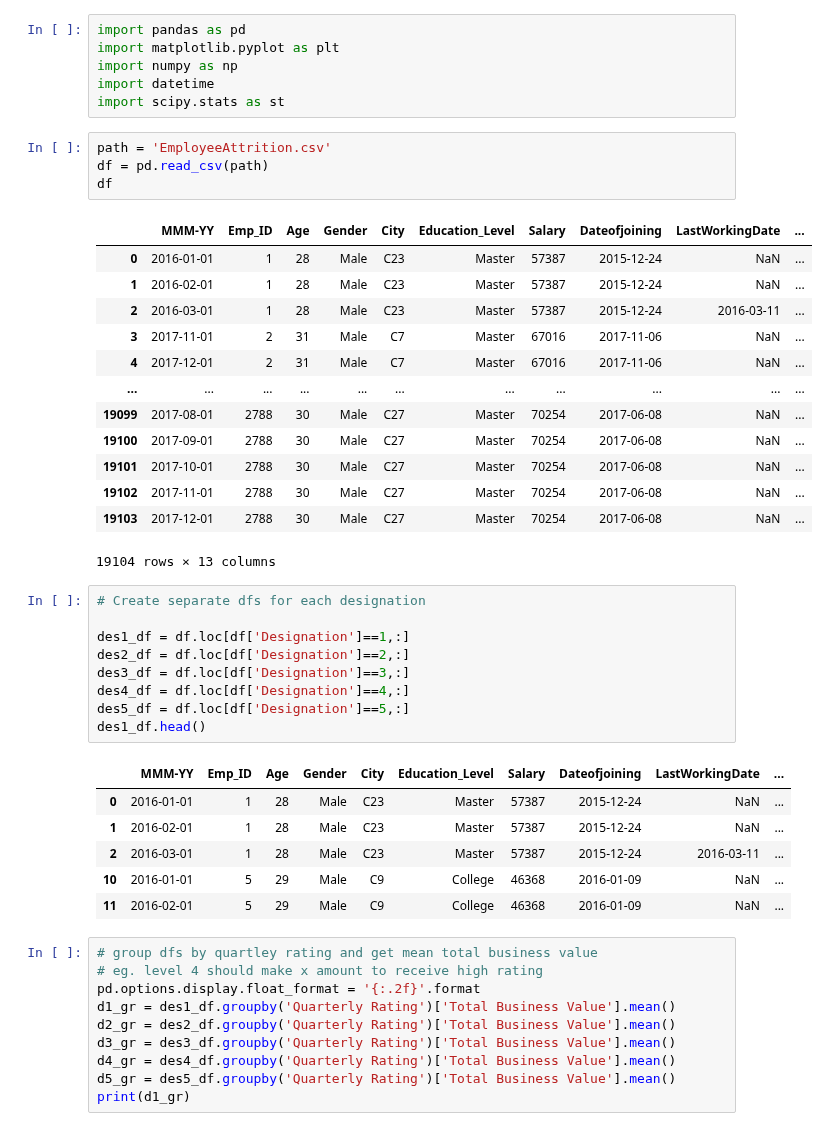
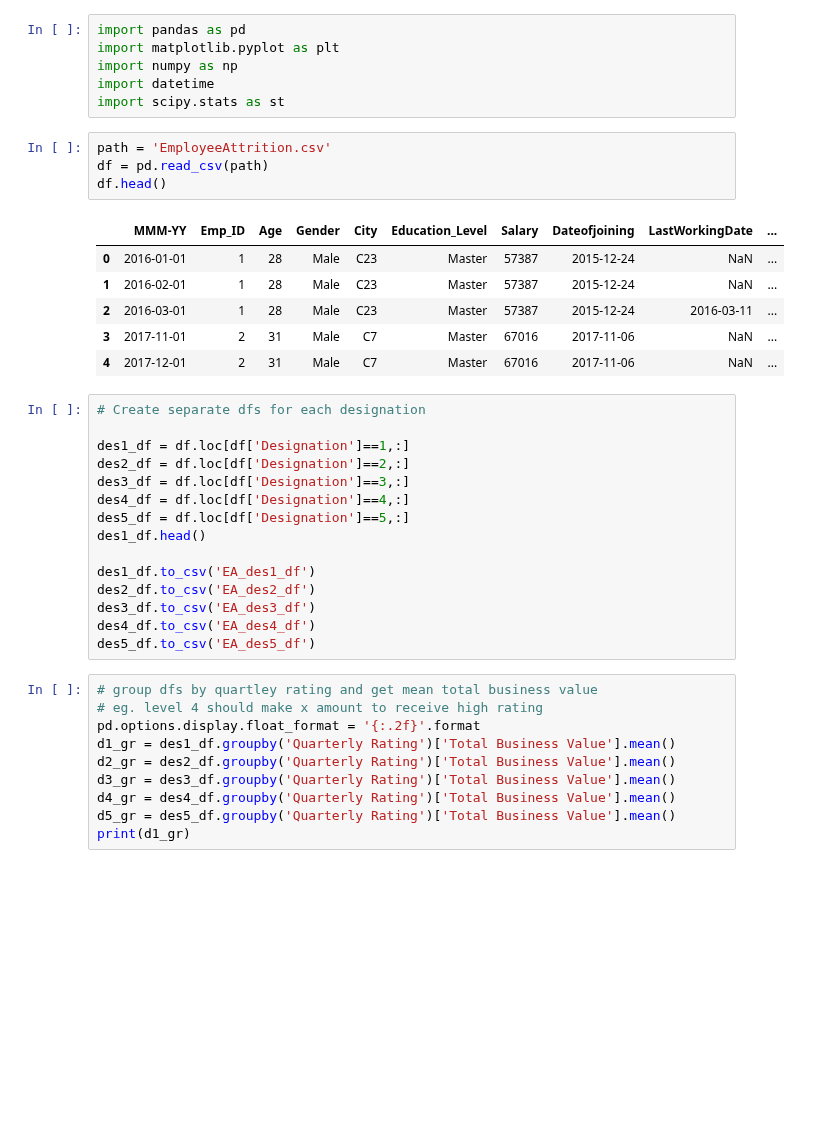
Before and after one commit to shanCH3n/Project1-DAbootcamp-Grp2, a Jupyter notebook: 01_Data/EmployeeAttrition_Designation.ipynb, the cells around one changed output. Cells and saved outputs as stored; diff of their text form; blank space fills up the shorter version.

```diff
--- a/01_Data/EmployeeAttrition_Designation.ipynb
+++ b/01_Data/EmployeeAttrition_Designation.ipynb
@@ -7,21 +7,14 @@ import scipy.stats as st
 # %%
 path = 'EmployeeAttrition.csv'
 df = pd.read_csv(path)
-df
+df.head()
 # %% [output]
 |  | MMM-YY | Emp_ID | Age | Gender | City | Education_Level | Salary | Dateofjoining | LastWorkingDate | ... |
 | 0 | 2016-01-01 | 1 | 28 | Male | C23 | Master | 57387 | 2015-12-24 | NaN | ... |
 | 1 | 2016-02-01 | 1 | 28 | Male | C23 | Master | 57387 | 2015-12-24 | NaN | ... |
 | 2 | 2016-03-01 | 1 | 28 | Male | C23 | Master | 57387 | 2015-12-24 | 2016-03-11 | ... |
 | 3 | 2017-11-01 | 2 | 31 | Male | C7 | Master | 67016 | 2017-11-06 | NaN | ... |
 | 4 | 2017-12-01 | 2 | 31 | Male | C7 | Master | 67016 | 2017-11-06 | NaN | ... |
-| ... | ... | ... | ... | ... | ... | ... | ... | ... | ... | ... |
-| 19099 | 2017-08-01 | 2788 | 30 | Male | C27 | Master | 70254 | 2017-06-08 | NaN | ... |
-| 19100 | 2017-09-01 | 2788 | 30 | Male | C27 | Master | 70254 | 2017-06-08 | NaN | ... |
-| 19101 | 2017-10-01 | 2788 | 30 | Male | C27 | Master | 70254 | 2017-06-08 | NaN | ... |
-| 19102 | 2017-11-01 | 2788 | 30 | Male | C27 | Master | 70254 | 2017-06-08 | NaN | ... |
-| 19103 | 2017-12-01 | 2788 | 30 | Male | C27 | Master | 70254 | 2017-06-08 | NaN | ... |
-19104 rows × 13 columns
 # %%
 # Create separate dfs for each designation
 
@@ -31,13 +24,12 @@ des3_df = df.loc[df['Designation']==3,:]
 des4_df = df.loc[df['Designation']==4,:]
 des5_df = df.loc[df['Designation']==5,:]
 des1_df.head()
+
+des1_df.to_csv('EA_des1_df')
+des2_df.to_csv('EA_des2_df')
+des3_df.to_csv('EA_des3_df')
+des4_df.to_csv('EA_des4_df')
+des5_df.to_csv('EA_des5_df')
-# %% [output]
-|  | MMM-YY | Emp_ID | Age | Gender | City | Education_Level | Salary | Dateofjoining | LastWorkingDate | ... |
-| 0 | 2016-01-01 | 1 | 28 | Male | C23 | Master | 57387 | 2015-12-24 | NaN | ... |
-| 1 | 2016-02-01 | 1 | 28 | Male | C23 | Master | 57387 | 2015-12-24 | NaN | ... |
-| 2 | 2016-03-01 | 1 | 28 | Male | C23 | Master | 57387 | 2015-12-24 | 2016-03-11 | ... |
-| 10 | 2016-01-01 | 5 | 29 | Male | C9 | College | 46368 | 2016-01-09 | NaN | ... |
-| 11 | 2016-02-01 | 5 | 29 | Male | C9 | College | 46368 | 2016-01-09 | NaN | ... |
 # %%
 # group dfs by quartley rating and get mean total business value
 # eg. level 4 should make x amount to receive high rating
```
Also changed, not shown: parts of 14 cells of this notebook, 11 other files.
